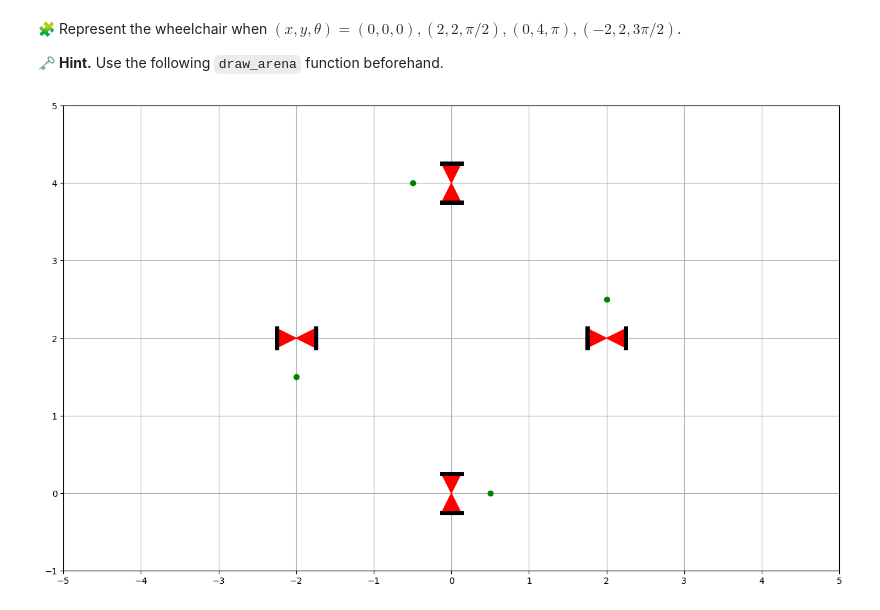
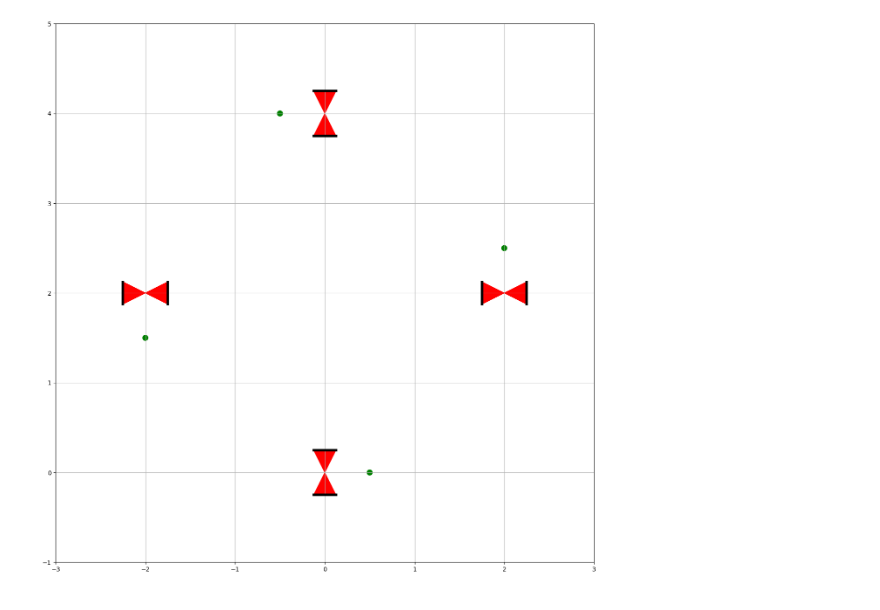
Before and after one commit to yooseeph/control-engineering-with-python-project-2023-2024, a Jupyter notebook: Project-part-1.ipynb, the cells around one changed output. Cells and saved outputs as stored; diff of their text form; code cells hidden in the pictures.

```diff
--- a/Project-part-1.ipynb
+++ b/Project-part-1.ipynb
@@ -56,5 +13,5 @@ r = 0.125  # radius in meters
 # %%
-passdef draw_scooter(x, y, theta):
+def draw_scooter(x, y, theta):
     #Coordonates of the center of the right wheel
     x1 = x + sin(theta)*l/2
     y1 = y - cos(theta)*l/2
@@ -83,4 +40,7 @@ passdef draw_scooter(x, y, theta):
     # Draw the direction marker as a circle
     forward_marker = [x + 0.5 * np.cos(theta), y + 0.5 * np.sin(theta)]
     gca().add_patch(Circle(forward_marker, 0.03, color='green'))
+
+# Test the function
+draw_scooter(0,0,0)
 # %% [output]
@@ -88,7 +48,3 @@ SyntaxError: invalid syntax (4225536358.py, line 1)
-# %% [markdown]
-🧩 Represent the wheelchair when $(x, y, \theta) = (0, 0, 0), (2, 2, \pi/2), (0, 4, \pi), (-2, 2, 3\pi/2)$.
-
-🗝️ **Hint.** Use the following `draw_arena` function beforehand.
 # %%
 def draw_arena(xmin, xmax, ymin, ymax):
     wh_ratio = (xmax - xmin) / (ymax - ymin)
@@ -101,10 +57,10 @@ def draw_arena(xmin, xmax, ymin, ymax):
     yticks(arange(ymin, ymax+1, 1))
     grid(True)
 # %%
-passdraw_arena(-3, 3, -1, 5)
+draw_arena(-3, 3, -1, 5)
 draw_scooter(0,0,0)
 draw_scooter(2,2,pi/2)
 draw_scooter(0,4,pi)
 draw_scooter(-2,2,3*pi/2)
 # %% [output]
-[figure, old version]
+[figure, new version]
```
Also changed, not shown: parts of 33 cells of this notebook.
